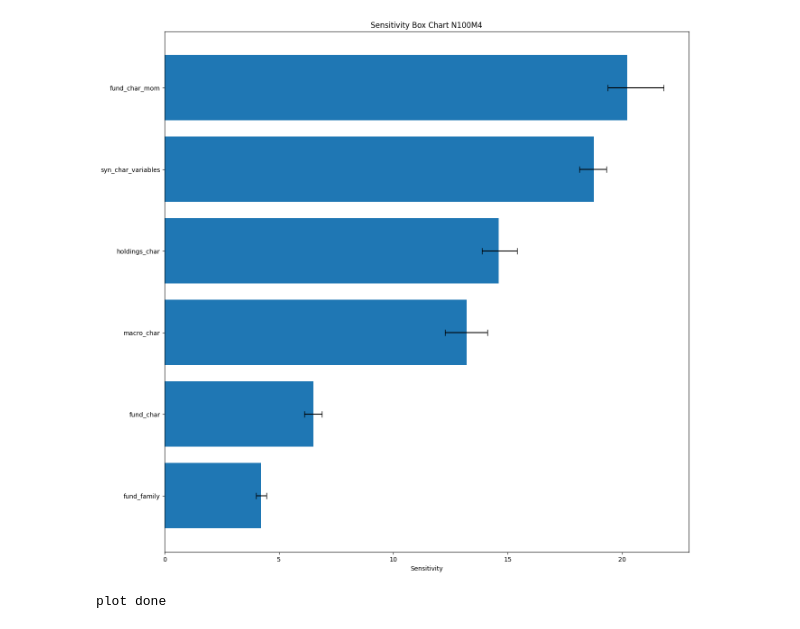
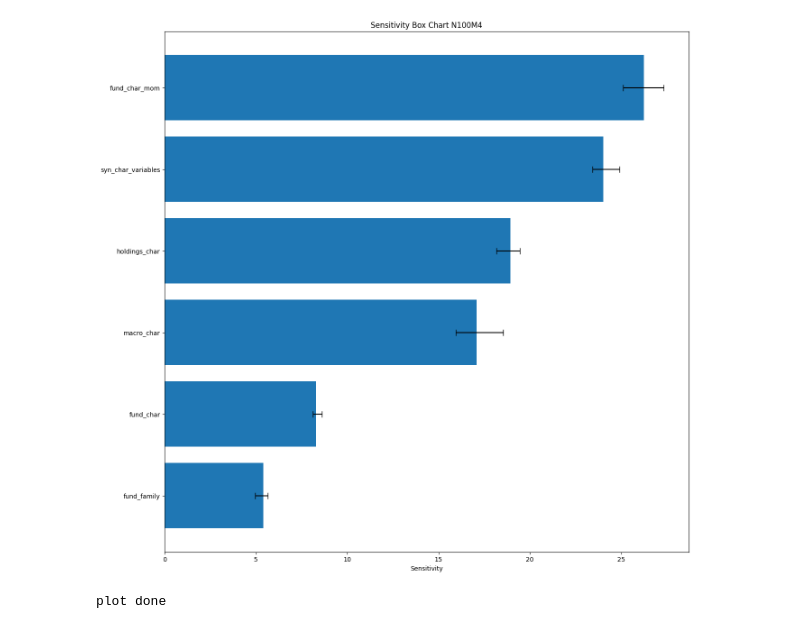
Before and after one commit to AlvisYan2025/sensitivityanalysisfunctions, a Jupyter notebook: group_sensitivity.ipynb, the cells around one changed output. Drawn from its saved outputs; the diff is of its cells as text; code cells hidden in the pictures.

```diff
--- a/group_sensitivity.ipynb
+++ b/group_sensitivity.ipynb
@@ -58,6 +52,7 @@ syn_char_variables = ['syn_fund_st_reversal_ABS',
                           'syn_fund_momentum_Unknown']
 groups = [fund_char, fund_char_mom, fund_family, macro_char, holdings_char, syn_char_variables]
 group_names = ['fund_char', 'fund_char_mom', 'fund_family', 'macro_char', 'holdings_char', 'syn_char_variables']
+features =  [f for g in groups for f in g]
 # %%
 def get_normalized_sensitivity(features, df):
     '''filter features and normalilze sensitivity
@@ -79,10 +74,13 @@ def get_normalized_sensitivity(features, df):
     sensitivity_sum = np.sum(sensitivities)
     for i in range(len(features)):
         normalized_sensitivities.append(sensitivities[i]/sensitivity_sum)
-    return pd.DataFrame({
+    features_df =  pd.DataFrame({
         "features": features,
         "sensitivity_normalized": normalized_sensitivities
     })
+    #check sensitivity sum
+    #print('features sum', features_df['sensitivity_normalized'].sum())
+    return features_df
 import pandas as pd
 
 def aggregate_group_sensitivities(df, feature_groups, group_names, features_col='features', sens_col='sensitivity_normalized'):
@@ -101,6 +99,8 @@ def aggregate_group_sensitivities(df, feature_groups, group_names, features_col=
     grouped_df = (
         df.groupby('group_name', as_index=False)[sens_col].sum()
     )
+    #check sensitivity sum
+    #print(grouped_df['sensitivity_normalized'].sum())
     return grouped_df
 
 def plot_box_chart(features, medians, lower_percentiles, upper_percentiles, targets=None, order = None, title='', save=False, colors = None):
@@ -167,8 +167,8 @@ def plot_sensitivity_with_boostrap(M, N, features, dirname='sensitivity_bond/',
     ########
     return name_dict, num
 # %%
-plot_sensitivity_with_boostrap(M=4, N=100, features=None, dirname=data_dir+'/', normalize = True)
+plot_sensitivity_with_boostrap(M=4, N=100, features=features, dirname=data_dir+'/', normalize = True)
 print('plot done')
 # %% [output]
-[figure, old version]
+[figure, new version]
 plot done
```
Also changed, not shown: parts of 2 cells of this notebook.
